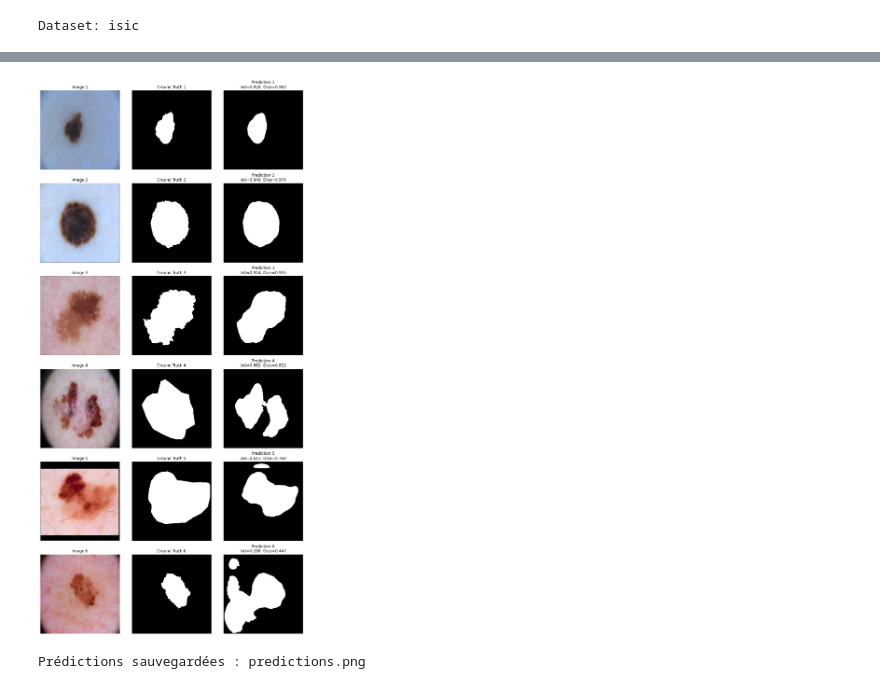
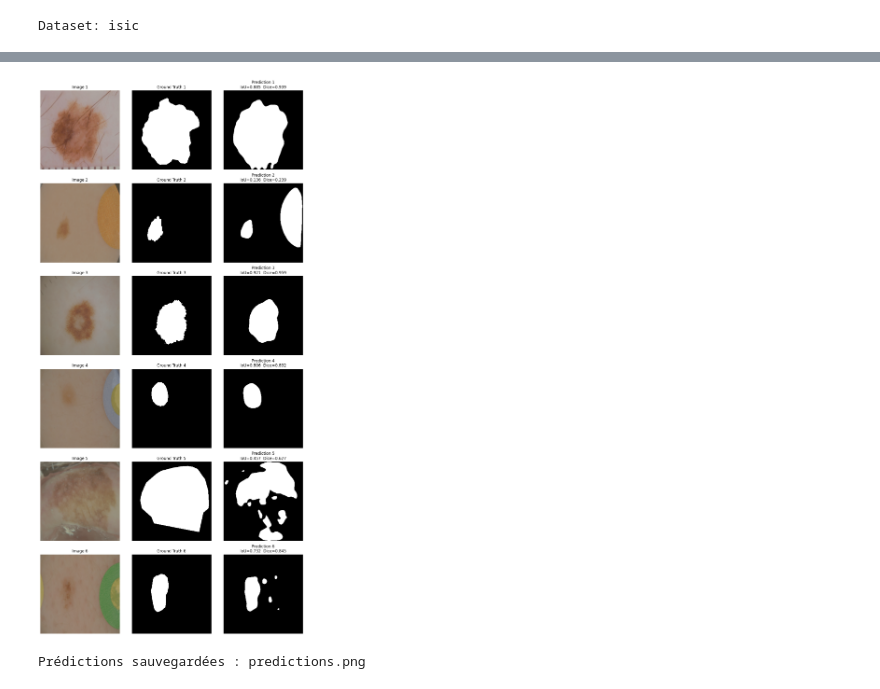
Before and after one commit to julixnmrt/Projet_INF8225, a Jupyter notebook: projet_inf8285.ipynb, the cells around one changed output, grey strips where cells are left out. Cells and saved outputs as stored; diff of their text form; code cells hidden in the pictures.

```diff
--- a/projet_inf8285.ipynb
+++ b/projet_inf8285.ipynb
@@ -573,3 +748,38 @@ def recall_score(pred, mask):
+# %%
+########################################
+# NORMALISATION ImageNet (obligatoire avec transfer learning)
+########################################
+
+IMAGENET_MEAN = [0.485, 0.456, 0.406]
+IMAGENET_STD  = [0.229, 0.224, 0.225]
+
+def build_image_transform(augmentation_config):
+    base = [transforms.Resize((256, 256))]
+    augs = []
+
+    if augmentation_config in ["flip", "flip_rotation", "full_aug", "geo_strong", "extreme_aug"]:
+        augs.append(transforms.RandomHorizontalFlip())
+    if augmentation_config in ["full_aug", "geo_strong", "extreme_aug"]:
+        augs.append(transforms.RandomVerticalFlip())
+    if augmentation_config in ["flip_rotation", "full_aug", "geo_strong", "extreme_aug"]:
+        augs.append(transforms.RandomRotation(25))
+    if augmentation_config in ["geo_strong", "extreme_aug"]:
+        augs.append(transforms.RandomAffine(degrees=0, translate=(0.1, 0.1), scale=(0.8, 1.2), shear=10))
+    if augmentation_config in ["full_aug", "extreme_aug"]:
+        augs.append(transforms.ColorJitter(brightness=0.2, contrast=0.2, saturation=0.2))
+    if augmentation_config == "extreme_aug":
+        augs.append(transforms.GaussianBlur(kernel_size=3))
+
+    return transforms.Compose(base + augs + [
+        transforms.ToTensor(),
+        transforms.Normalize(IMAGENET_MEAN, IMAGENET_STD)  # <-- ImageNet au lieu de [0.5]
+    ])
+
+base_image_transform = transforms.Compose([
+    transforms.Resize((256, 256)),
+    transforms.ToTensor(),
+    transforms.Normalize(IMAGENET_MEAN, IMAGENET_STD)
+])
 # %%
 ########################################
 # GRAD SCALER — CPU-safe
@@ -850,44 +979,48 @@ print(f"  Recall    : {test_rec/n:.4f}")
 # VISUALISATION QUALITATIVE (6 exemples)
 ########################################
 
-def denormalize(tensor, mean=(0.5, 0.5, 0.5), std=(0.5, 0.5, 0.5)):
+def denormalize(tensor, mean=IMAGENET_MEAN , std=IMAGENET_STD  ):
     t = tensor.clone()
     for c, m, s in zip(t, mean, std):
         c.mul_(s).add_(m)
     return t.clamp(0, 1)
 
 num_samples = 6
+indices = np.random.choice(len(test_dataset), num_samples, replace=False)
+
 fig, axes = plt.subplots(num_samples, 3, figsize=(12, num_samples * 4))
 
-for i in range(num_samples):
-    image, mask = test_dataset[i]
+for i, idx in enumerate(indices):
+
+    image, mask = test_dataset[idx]
     image_tensor = image.unsqueeze(0).to(device)
 
     with torch.no_grad():
         pred = model(image_tensor)
 
     pred_bin = binarize(pred).squeeze().cpu()
     image_display = denormalize(image).permute(1, 2, 0).cpu()
 
     iou_val  = iou_score(pred.cpu(), mask.unsqueeze(0)).item()
     dice_val = dice_score(pred.cpu(), mask.unsqueeze(0)).item()
 
     axes[i, 0].imshow(image_display)
     axes[i, 0].set_title(f"Image {i+1}")
     axes[i, 0].axis("off")
 
     axes[i, 1].imshow(mask.squeeze(), cmap="gray")
     axes[i, 1].set_title(f"Ground Truth {i+1}")
     axes[i, 1].axis("off")
 
     axes[i, 2].imshow(pred_bin, cmap="gray")
     axes[i, 2].set_title(f"Prediction {i+1}\nIoU={iou_val:.3f}  Dice={dice_val:.3f}")
     axes[i, 2].axis("off")
 
 plt.tight_layout()
 plt.savefig("predictions.png", dpi=150)
 plt.show()
+
 print("Prédictions sauvegardées : predictions.png")
 # %% [output]
-[figure, old version]
+[figure, new version]
 Prédictions sauvegardées : predictions.png
```
Also changed, not shown: parts of 13 cells of this notebook.
